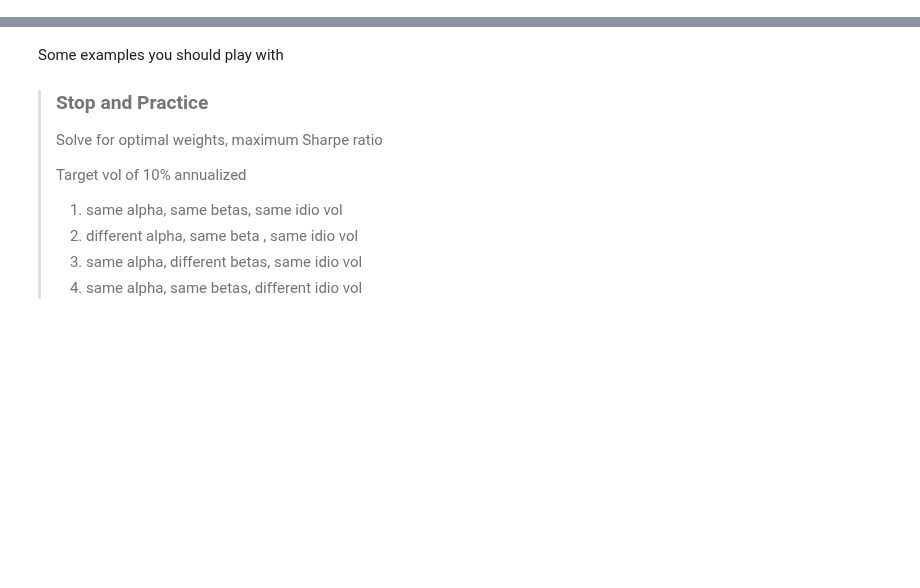
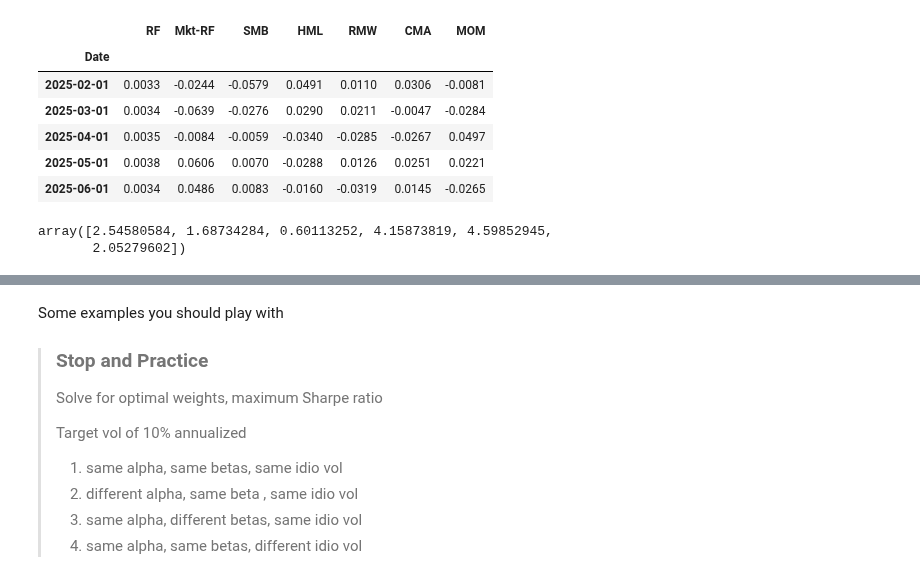
Before and after one commit to jdp9675/UG54, a Jupyter notebook: chapters/Finance/CapitalAllocationII.ipynb, the cells around one changed output, grey strips where cells are left out. Saved outputs shown, nothing was run; the diff lists cells and outputs as text; code cells hidden in the pictures; blank space fills up the shorter version.

```diff
--- a/chapters/Finance/CapitalAllocationII.ipynb
+++ b/chapters/Finance/CapitalAllocationII.ipynb
@@ -60,0 +118,23 @@ def get_factors(factors='CAPM',freq='daily'):
+# %%
+df_ff6=get_factors('ff6',freq='monthly').dropna()
+df_ff6.tail()
+# %% [output]
+|  | RF | Mkt-RF | SMB | HML | RMW | CMA | MOM |
+| Date |  |  |  |  |  |  |  |
+| 2025-02-01 | 0.0033 | -0.0244 | -0.0579 | 0.0491 | 0.0110 | 0.0306 | -0.0081 |
+| 2025-03-01 | 0.0034 | -0.0639 | -0.0276 | 0.0290 | 0.0211 | -0.0047 | -0.0284 |
+| 2025-04-01 | 0.0035 | -0.0084 | -0.0059 | -0.0340 | -0.0285 | -0.0267 | 0.0497 |
+| 2025-05-01 | 0.0038 | 0.0606 | 0.0070 | -0.0288 | 0.0126 | 0.0251 | 0.0221 |
+| 2025-06-01 | 0.0034 | 0.0486 | 0.0083 | -0.0160 | -0.0319 | 0.0145 | -0.0265 |
+# %%
+# I will drop the risk-free asset and allocate only across excess returns
+df=df_ff6['1965':].drop(columns=['RF'])
+
+W=df.mean()@ np.linalg.inv(df.cov())
+# lets leverage it to have a yearly vol of 16%
+
+W = W / np.sqrt(W @ df.cov() @ W.T) * 0.16
+W
+# %% [output]
+array([2.54580584, 1.68734284, 0.60113252, 4.15873819, 4.59852945,
+       2.05279602])
```
Also changed, not shown: parts of 14 cells of this notebook, 2 other files.
